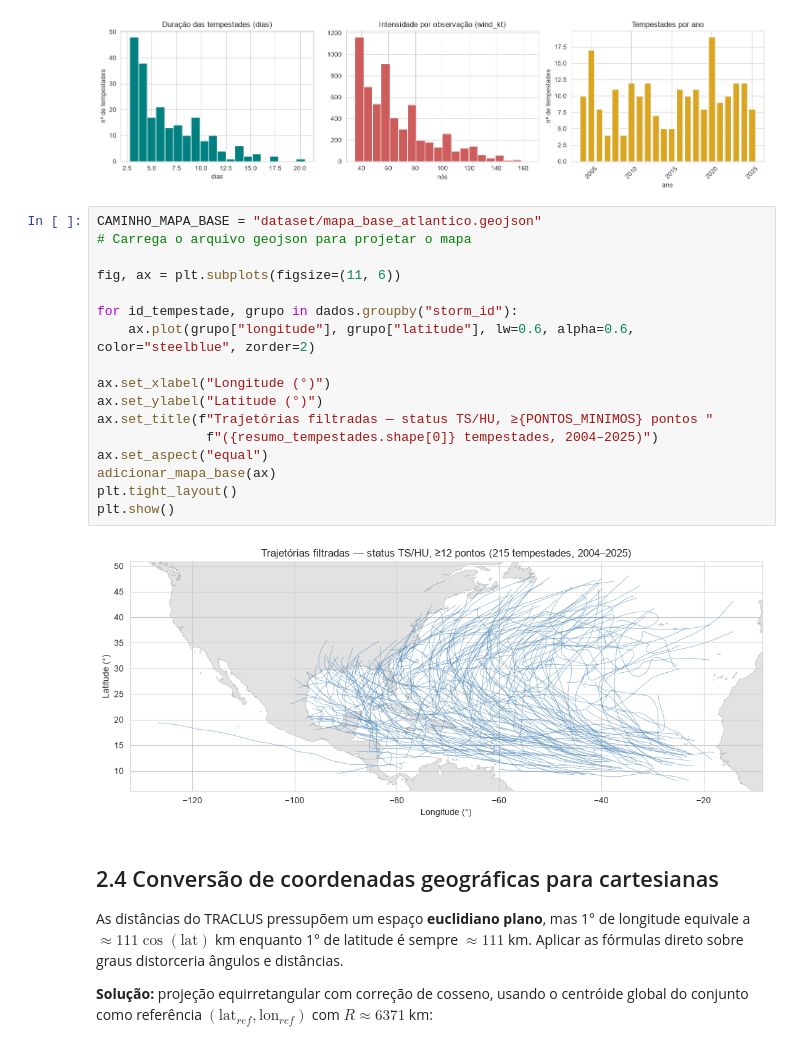
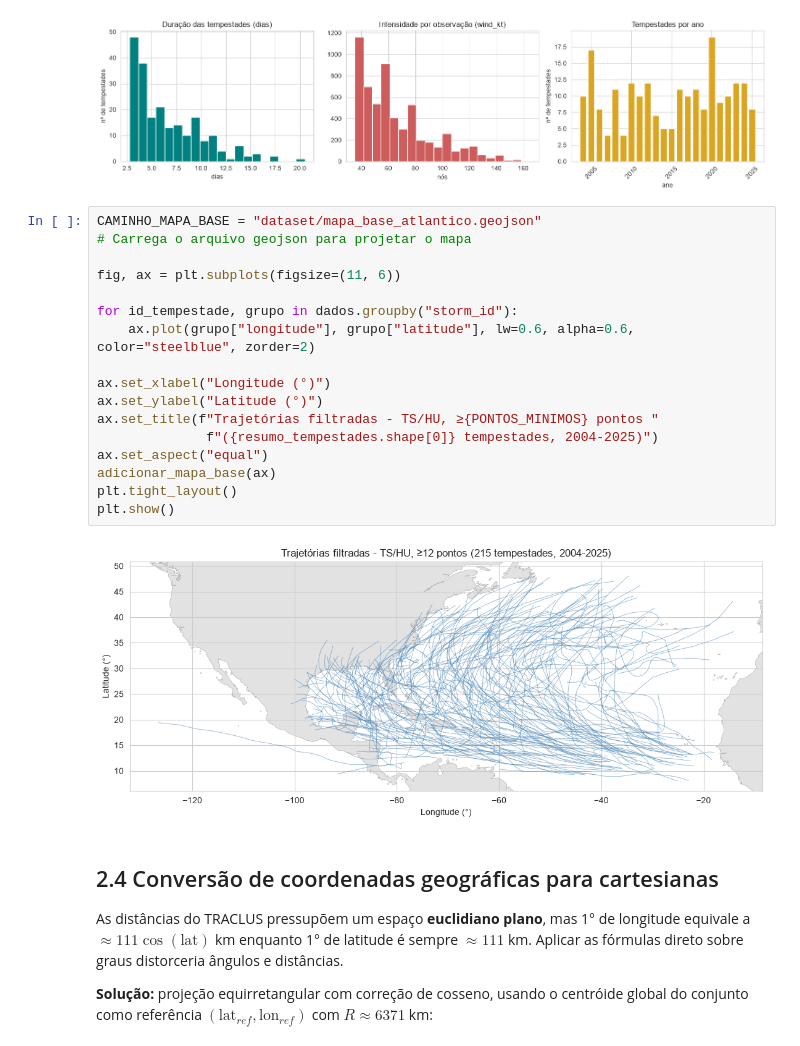
Before and after one commit to HerikDR/Algoritmo-TRACLUS, a Jupyter notebook: traclus_hurdat.ipynb, the cells around one changed output. Saved outputs shown, nothing was run; the diff lists cells and outputs as text.

```diff
--- a/traclus_hurdat.ipynb
+++ b/traclus_hurdat.ipynb
@@ -217,22 +217,22 @@ plt.show()
 # %%
 CAMINHO_MAPA_BASE = "dataset/mapa_base_atlantico.geojson"
 # Carrega o arquivo geojson para projetar o mapa
 
 fig, ax = plt.subplots(figsize=(11, 6))
 
 for id_tempestade, grupo in dados.groupby("storm_id"):
     ax.plot(grupo["longitude"], grupo["latitude"], lw=0.6, alpha=0.6, color="steelblue", zorder=2)
 
 ax.set_xlabel("Longitude (°)")
 ax.set_ylabel("Latitude (°)")
-ax.set_title(f"Trajetórias filtradas — status TS/HU, ≥{PONTOS_MINIMOS} pontos "
-              f"({resumo_tempestades.shape[0]} tempestades, 2004–2025)")
+ax.set_title(f"Trajetórias filtradas - TS/HU, ≥{PONTOS_MINIMOS} pontos "
+              f"({resumo_tempestades.shape[0]} tempestades, 2004-2025)")
 ax.set_aspect("equal")
 adicionar_mapa_base(ax)
 plt.tight_layout()
 plt.show()
 # %% [output]
-[figure, old version]
+[figure, new version]
 # %% [markdown]
 ## 2.4 Conversão de coordenadas geográficas para cartesianas
 
```
